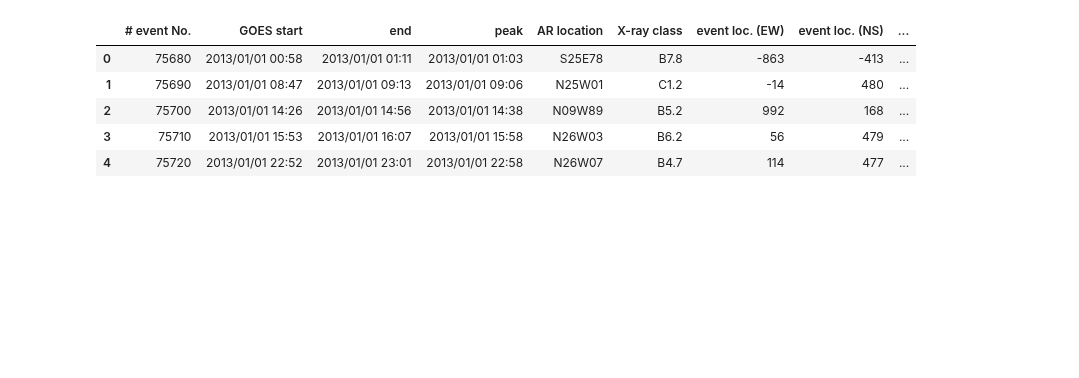
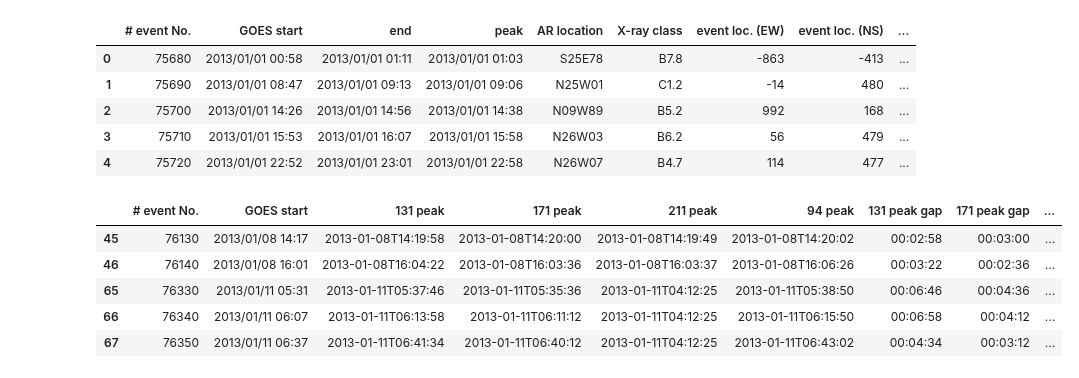
Before and after one commit to Nschanche/Flare_peaks, a Jupyter notebook: flare_project.ipynb, the cells around one changed output. Saved outputs shown, nothing was run; the diff lists cells and outputs as text; code cells hidden in the pictures; blank space fills up the shorter version.

Commit message:
Merge date difference changes.

```diff
--- a/flare_project.ipynb
+++ b/flare_project.ipynb
@@ -626,3 +631,17 @@ merged_flare_data.head()
 | 2 | 75700 | 2013/01/01 14:26 | 2013/01/01 14:56 | 2013/01/01 14:38 | N09W89 | B5.2 | 992 | 168 | ... |
 | 3 | 75710 | 2013/01/01 15:53 | 2013/01/01 16:07 | 2013/01/01 15:58 | N26W03 | B6.2 | 56 | 479 | ... |
 | 4 | 75720 | 2013/01/01 22:52 | 2013/01/01 23:01 | 2013/01/01 22:58 | N26W07 | B4.7 | 114 | 477 | ... |
+# %%
+def getEndToStartTimeGap(columnStart,columnEnd):
+    arr = []
+    for e, s in zip(columnEnd, columnStart):
+        gap = pd.to_datetime(e) - pd.to_datetime(s)
+        arr.append(gap)
+    return arr
+
+def getPeakToStartTimeGap(columnPeak,columnStart):
+    arr = []
+    for p, s in zip(columnPeak, columnStart):
+        gap = pd.to_datetime(p) - pd.to_datetime(s)
+        arr.append(gap)
+    return arr
@@ -628,0 +658,22 @@ merged_flare_data.head()
+# %%
+peaks = merged_flare_data[['# event No.','GOES start','131 peak','171 peak','211 peak','94 peak']]
+
+peaks131Filtered = peaks[merged_flare_data['131 peak'] <> '']
+peaks171Filtered = peaks131Filtered[merged_flare_data['171 peak'] <> '']
+peaks211Filtered = peaks171Filtered[merged_flare_data['211 peak'] <> '']
+peaksFiltered = peaks211Filtered[merged_flare_data['94 peak'] <> '']
+#peaksFiltered.head()
+
+peaksFiltered['131 peak gap'] = pd.to_datetime(getPeakToStartTimeGap(peaksFiltered['131 peak'],peaksFiltered['GOES start']))
+peaksFiltered['171 peak gap'] = pd.to_datetime(getPeakToStartTimeGap(peaksFiltered['171 peak'],peaksFiltered['GOES start']))
+peaksFiltered['211 peak gap'] = pd.to_datetime(getPeakToStartTimeGap(peaksFiltered['211 peak'],peaksFiltered['GOES start']))
+peaksFiltered['94 peak gap'] = pd.to_datetime(getPeakToStartTimeGap(peaksFiltered['94 peak'],peaksFiltered['GOES start']))
+
+peaksFiltered.head()
+# %% [output]
+|  | # event No. | GOES start | 131 peak | 171 peak | 211 peak | 94 peak | 131 peak gap | 171 peak gap | ... |
+| 45 | 76130 | 2013/01/08 14:17 | 2013-01-08T14:19:58 | 2013-01-08T14:20:00 | 2013-01-08T14:19:49 | 2013-01-08T14:20:02 | 00:02:58 | 00:03:00 | ... |
+| 46 | 76140 | 2013/01/08 16:01 | 2013-01-08T16:04:22 | 2013-01-08T16:03:36 | 2013-01-08T16:03:37 | 2013-01-08T16:06:26 | 00:03:22 | 00:02:36 | ... |
+| 65 | 76330 | 2013/01/11 05:31 | 2013-01-11T05:37:46 | 2013-01-11T05:35:36 | 2013-01-11T04:12:25 | 2013-01-11T05:38:50 | 00:06:46 | 00:04:36 | ... |
+| 66 | 76340 | 2013/01/11 06:07 | 2013-01-11T06:13:58 | 2013-01-11T06:11:12 | 2013-01-11T04:12:25 | 2013-01-11T06:15:50 | 00:06:58 | 00:04:12 | ... |
+| 67 | 76350 | 2013/01/11 06:37 | 2013-01-11T06:41:34 | 2013-01-11T06:40:12 | 2013-01-11T04:12:25 | 2013-01-11T06:43:02 | 00:04:34 | 00:03:12 | ... |
```
Also changed, not shown: parts of 3 cells of this notebook.
